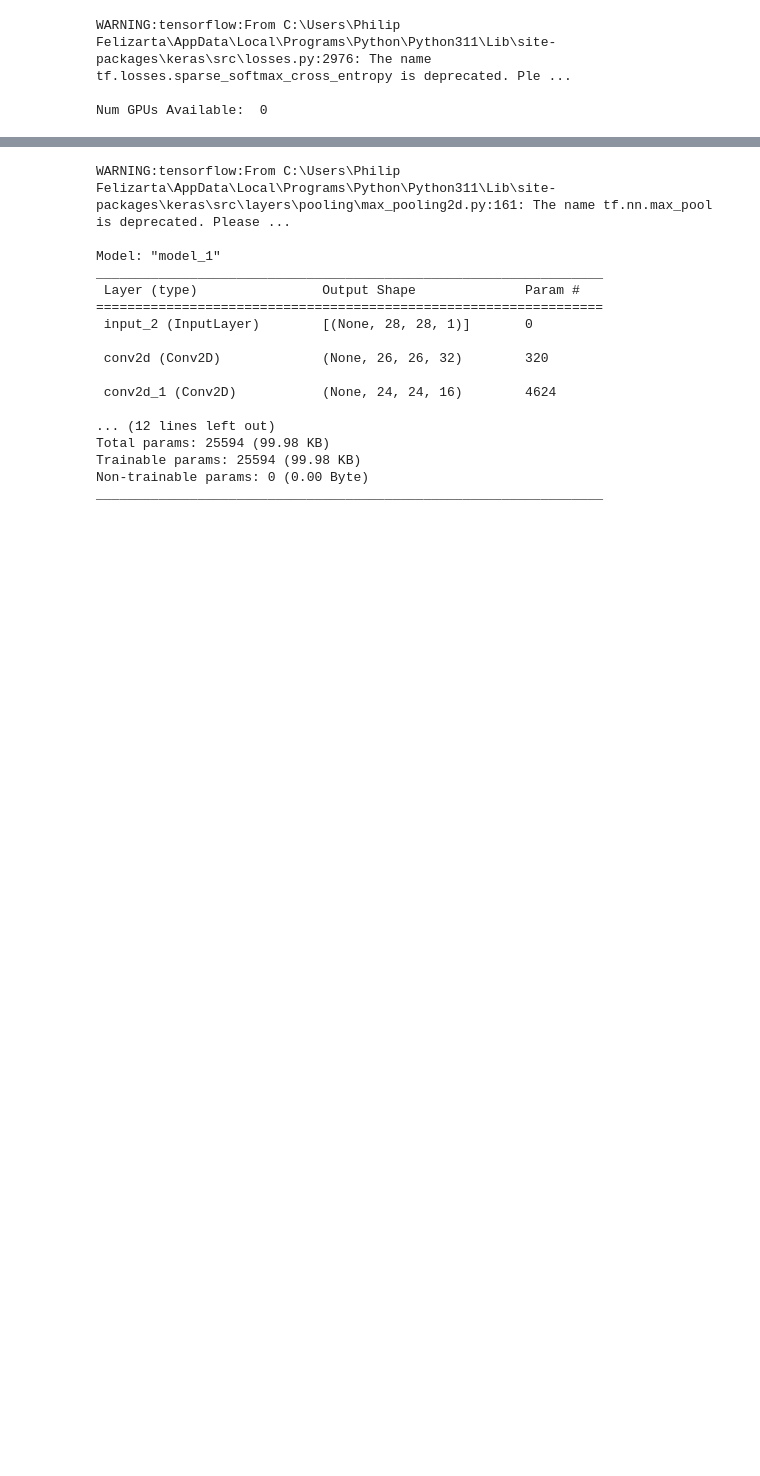
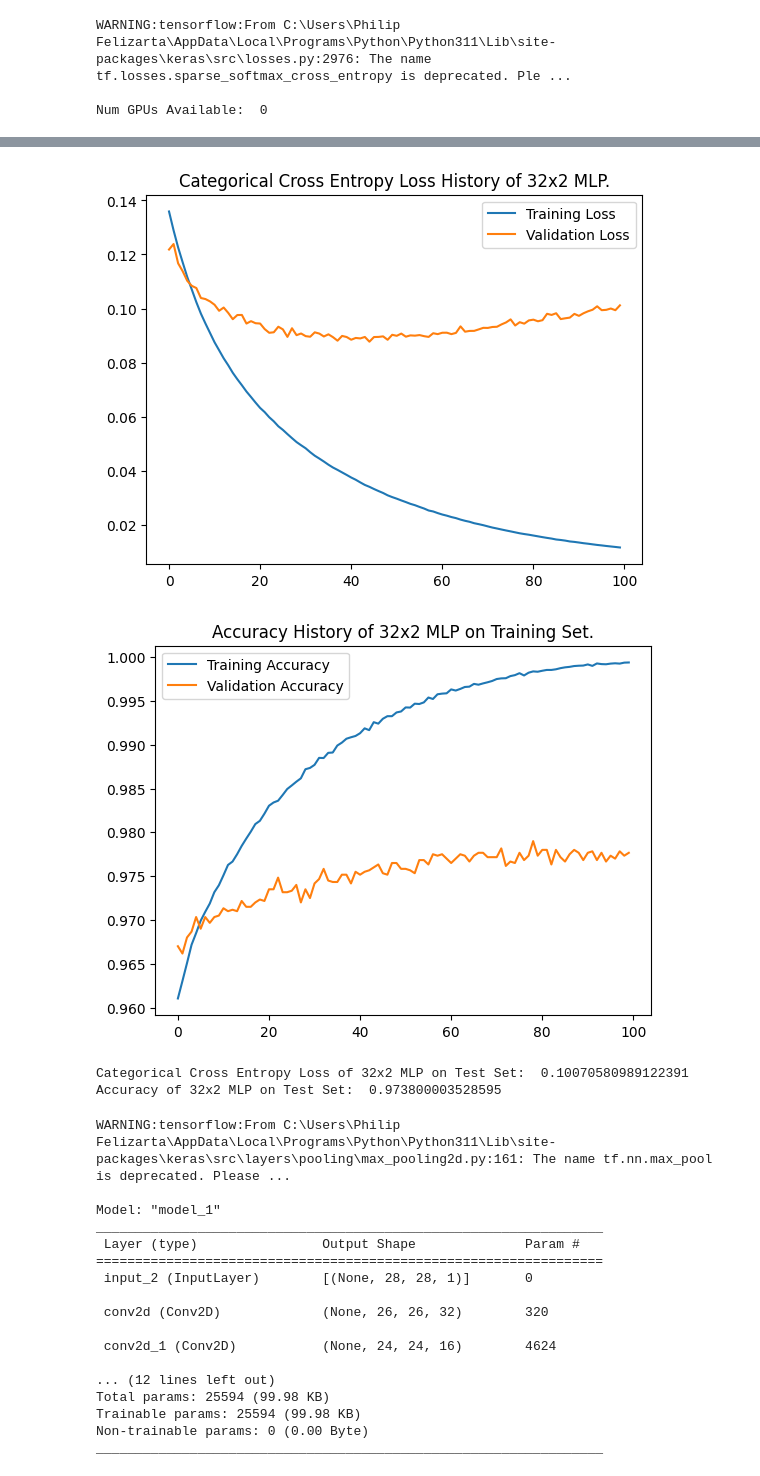
Before and after one commit to gabriel-emanuel/MSAAI-501-Final, a Jupyter notebook: NeuralNetworkTest.ipynb, the cells around one changed output, grey strips where cells are left out. Saved outputs shown, nothing was run; the diff lists cells and outputs as text; code cells hidden in the pictures; blank space fills up the shorter version.

Commit message:
Implemented Training Methods and Results analysis methods.

```diff
--- a/NeuralNetworkTest.ipynb
+++ b/NeuralNetworkTest.ipynb
@@ -10,3 +10,5 @@ print("Num GPUs Available: ", len(tf.config.experimental.list_physical_devices('
 WARNING:tensorflow:From C:\Users\Philip Felizarta\AppData\Local\Programs\Python\Python311\Lib\site-packages\keras\src\losses.py:2976: The name tf.losses.sparse_softmax_cross_entropy is deprecated. Ple ...
 
 Num GPUs Available:  0
+# %%
+x_train, y_train, x_test, y_test = api.get_standard_data()
@@ -13,4 +33,14 @@ Num GPUs Available:  0
 # %%
+def train_model(model, x_train, y_train, x_test, y_test, epochs=100, val_split=0.1):
+    # Train the neural network model
+    # Include validation split (optional)... this is outside the test_set!
+    # We may use this for K-crossfold validation if we want to really test a model
+    train_hist = model.fit(x=x_train, y=y_train, validation_split=val_split, epochs=epochs)
+    test_result = model.evaluate(x=x_test, y=y_test)
+
+    return train_hist, test_result
+
+# Initialize Neural Network
 NN_model = api.NN_classifier(32, 2, verbose=True)
 # %% [output]
 WARNING:tensorflow:From C:\Users\Philip Felizarta\AppData\Local\Programs\Python\Python311\Lib\site-packages\keras\src\backend.py:1398: The name tf.executing_eagerly_outside_functions is deprecated. Pl ...
@@ -32,3 +60,5 @@ Total params: 52650 (205.66 KB)
 Trainable params: 52650 (205.66 KB)
 Non-trainable params: 0 (0.00 Byte)
 _________________________________________________________________
+# %%
+train_hist, test_result = train_model(NN_model, x_train, y_train , x_test, y_test, epochs=100, val_split=0.1)
@@ -35,3 +83,35 @@ _________________________________________________________________
+# %%
+# Plot loss history
+import matplotlib.pyplot as plt
+import seaborn as sns
+
+def show_results(train_hist, test_result, model_name="model"):
+    loss_hist = train_hist.history['loss']
+    val_loss_hist = train_hist.history['val_loss']
+    acc_hist = train_hist.history['accuracy']
+    val_acc_hist = train_hist.history['val_accuracy']
+
+    plt.plot(loss_hist, label="Training Loss")
+    plt.plot(val_loss_hist, label="Validation Loss")
+    plt.title(f"Categorical Cross Entropy Loss History of {model_name}.")
+    plt.legend()
+    plt.show()
+
+    plt.plot(acc_hist, label="Training Accuracy")
+    plt.plot(val_acc_hist, label="Validation Accuracy")
+    plt.title(f"Accuracy History of {model_name} on Training Set.")
+    plt.legend()
+    plt.show()
+
+    print(f"Categorical Cross Entropy Loss of {model_name} on Test Set: ", test_result[0])
+    print(f"Accuracy of {model_name} on Test Set: ", test_result[1])
+# %%
+show_results(train_hist, test_result, model_name="32x2 MLP")
+# %% [output]
+[figure, added]
+[figure, added]
+Categorical Cross Entropy Loss of 32x2 MLP on Test Set:  0.10070580989122391
+Accuracy of 32x2 MLP on Test Set:  0.973800003528595
 # %%
 CNN_model = api.CNN_classifier(16, 4, verbose=True)
 # %% [output]
```
Also changed, not shown: parts of 5 cells of this notebook, 1 other file.
